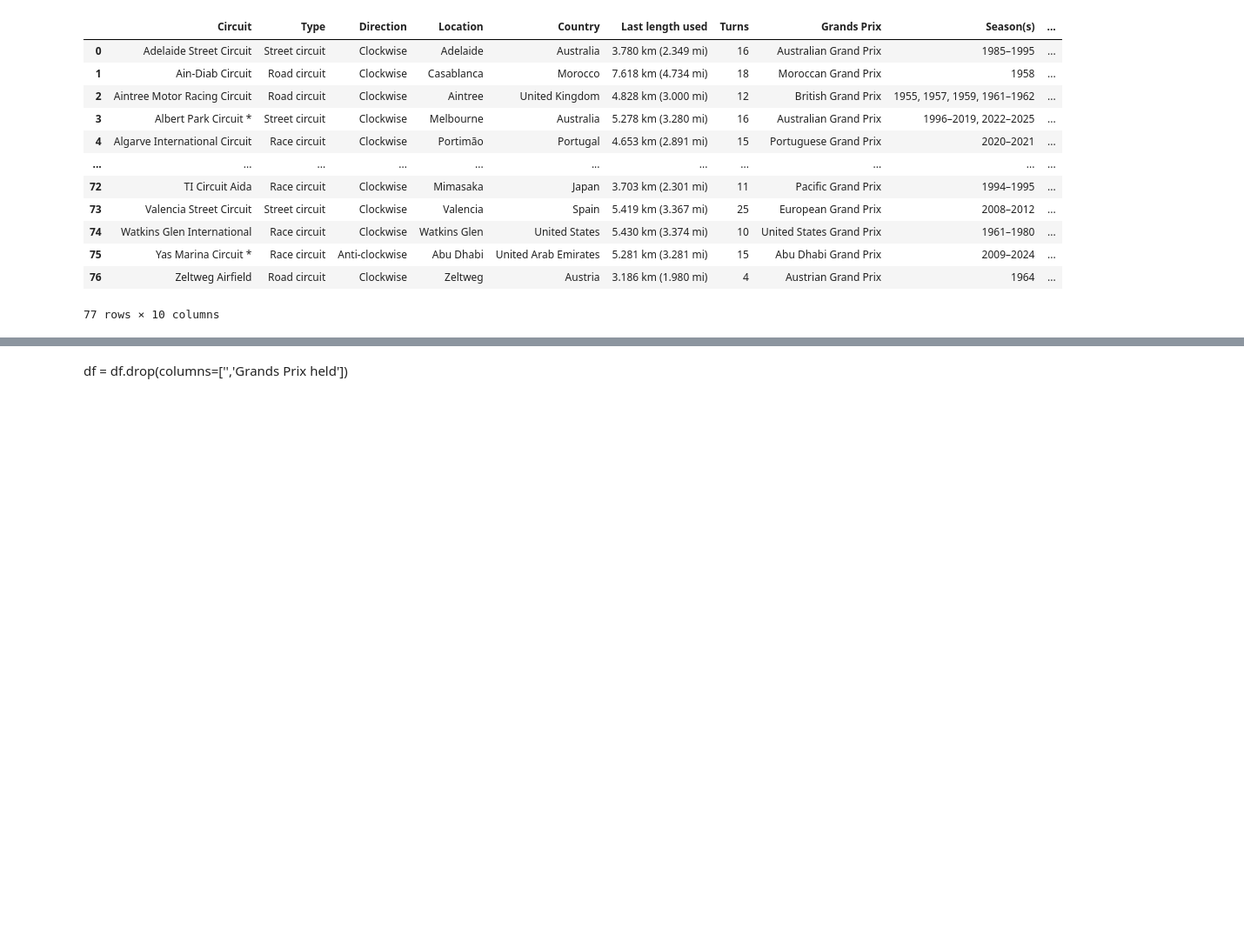
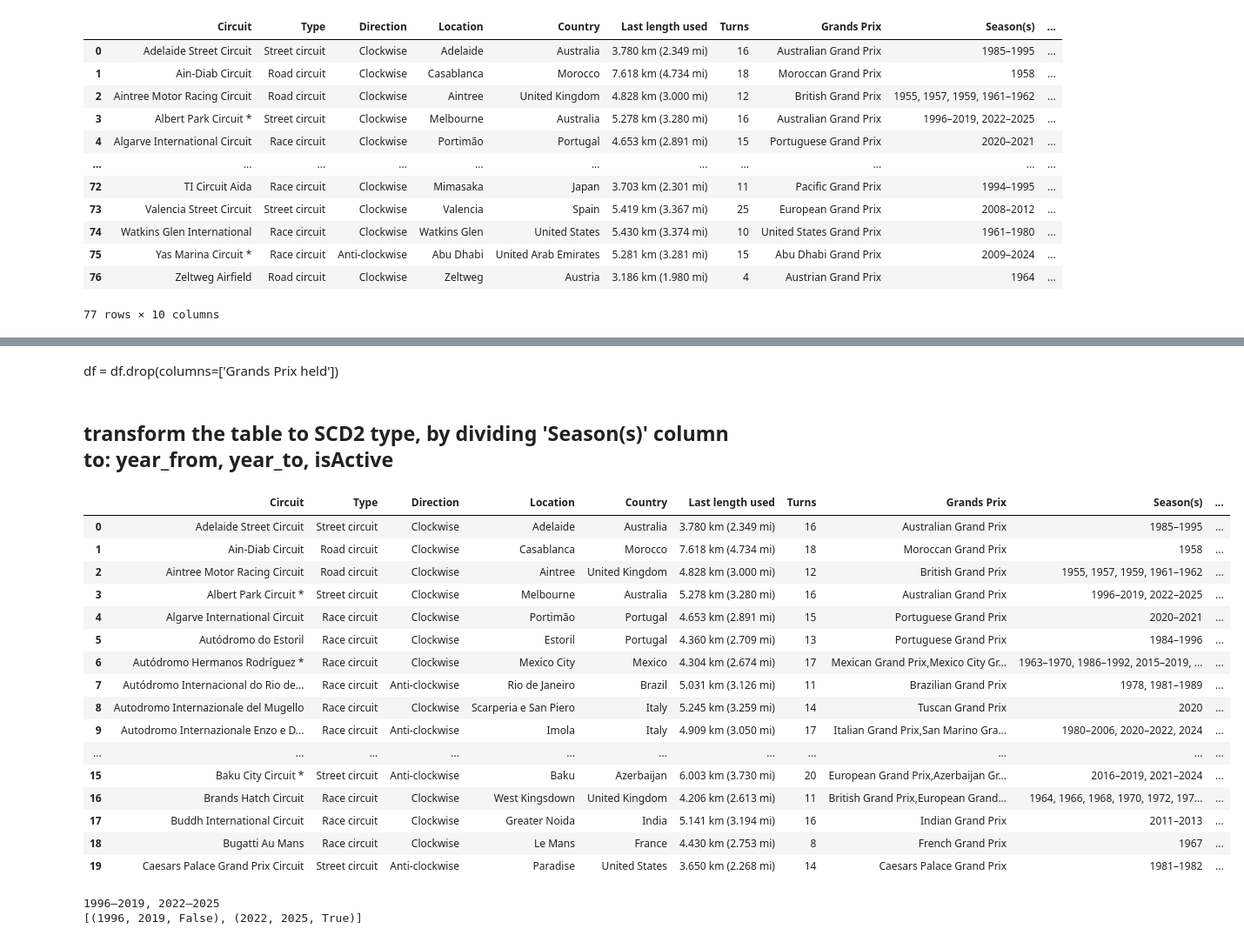
Before and after one commit to michalwietecki/f1-weather-dwh, a Jupyter notebook: circuts_wiki_scrape.ipynb, the cells around one changed output, grey strips where cells are left out. Shown at 87% size. Saved outputs shown, nothing was run; the diff lists cells and outputs as text; code cells hidden in the pictures; blank space fills up the shorter version.

Commit message:
transformed circuts to scd2

```diff
--- a/circuts_wiki_scrape.ipynb
+++ b/circuts_wiki_scrape.ipynb
@@ -82,2 +84,2 @@ df
 # %% [markdown]
-df = df.drop(columns=['','Grands Prix held'])
+df = df.drop(columns=['Grands Prix held'])
@@ -83,0 +88,4 @@ df = df.drop(columns=['','Grands Prix held'])
+# %% [markdown]
+## transform the table to SCD2 type, by dividing 'Season(s)' column to: year_from, year_to, isActive
+# %%
+df = pd.read_csv('circuts.csv')
@@ -83,0 +116,26 @@ df = df.drop(columns=['','Grands Prix held'])
+# %%
+df.head(20)
+# %% [output]
+|  | Circuit | Type | Direction | Location | Country | Last length used | Turns | Grands Prix | Season(s) | ... |
+| 0 | Adelaide Street Circuit | Street circuit | Clockwise | Adelaide | Australia | 3.780 km (2.349 mi) | 16 | Australian Grand Prix | 1985–1995 | ... |
+| 1 | Ain-Diab Circuit | Road circuit | Clockwise | Casablanca | Morocco | 7.618 km (4.734 mi) | 18 | Moroccan Grand Prix | 1958 | ... |
+| 2 | Aintree Motor Racing Circuit | Road circuit | Clockwise | Aintree | United Kingdom | 4.828 km (3.000 mi) | 12 | British Grand Prix | 1955, 1957, 1959, 1961–1962 | ... |
+| 3 | Albert Park Circuit * | Street circuit | Clockwise | Melbourne | Australia | 5.278 km (3.280 mi) | 16 | Australian Grand Prix | 1996–2019, 2022–2025 | ... |
+| 4 | Algarve International Circuit | Race circuit | Clockwise | Portimão | Portugal | 4.653 km (2.891 mi) | 15 | Portuguese Grand Prix | 2020–2021 | ... |
+| 5 | Autódromo do Estoril | Race circuit | Clockwise | Estoril | Portugal | 4.360 km (2.709 mi) | 13 | Portuguese Grand Prix | 1984–1996 | ... |
+| 6 | Autódromo Hermanos Rodríguez * | Race circuit | Clockwise | Mexico City | Mexico | 4.304 km (2.674 mi) | 17 | Mexican Grand Prix,Mexico City Gr... | 1963–1970, 1986–1992, 2015–2019, ... | ... |
+| 7 | Autódromo Internacional do Rio de... | Race circuit | Anti-clockwise | Rio de Janeiro | Brazil | 5.031 km (3.126 mi) | 11 | Brazilian Grand Prix | 1978, 1981–1989 | ... |
+| 8 | Autodromo Internazionale del Mugello | Race circuit | Clockwise | Scarperia e San Piero | Italy | 5.245 km (3.259 mi) | 14 | Tuscan Grand Prix | 2020 | ... |
+| 9 | Autodromo Internazionale Enzo e D... | Race circuit | Anti-clockwise | Imola | Italy | 4.909 km (3.050 mi) | 17 | Italian Grand Prix,San Marino Gra... | 1980–2006, 2020–2022, 2024 | ... |
+| ... | ... | ... | ... | ... | ... | ... | ... | ... | ... | ... |
+| 15 | Baku City Circuit * | Street circuit | Anti-clockwise | Baku | Azerbaijan | 6.003 km (3.730 mi) | 20 | European Grand Prix,Azerbaijan Gr... | 2016–2019, 2021–2024 | ... |
+| 16 | Brands Hatch Circuit | Race circuit | Clockwise | West Kingsdown | United Kingdom | 4.206 km (2.613 mi) | 11 | British Grand Prix,European Grand... | 1964, 1966, 1968, 1970, 1972, 197... | ... |
+| 17 | Buddh International Circuit | Race circuit | Clockwise | Greater Noida | India | 5.141 km (3.194 mi) | 16 | Indian Grand Prix | 2011–2013 | ... |
+| 18 | Bugatti Au Mans | Race circuit | Clockwise | Le Mans | France | 4.430 km (2.753 mi) | 8 | French Grand Prix | 1967 | ... |
+| 19 | Caesars Palace Grand Prix Circuit | Street circuit | Anti-clockwise | Paradise | United States | 3.650 km (2.268 mi) | 14 | Caesars Palace Grand Prix | 1981–1982 | ... |
+# %%
+print(df.loc[3, "Season(s)"])
+print(parse_seasons(df.loc[3, "Season(s)"]))
+# %% [output]
+1996–2019, 2022–2025
+[(1996, 2019, False), (2022, 2025, True)]
```
Also changed, not shown: parts of 6 cells of this notebook.
